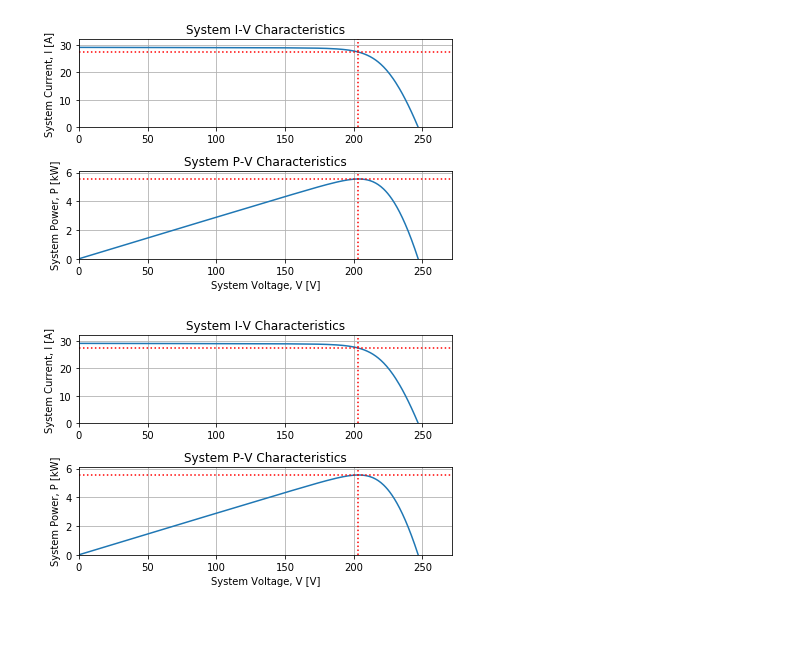
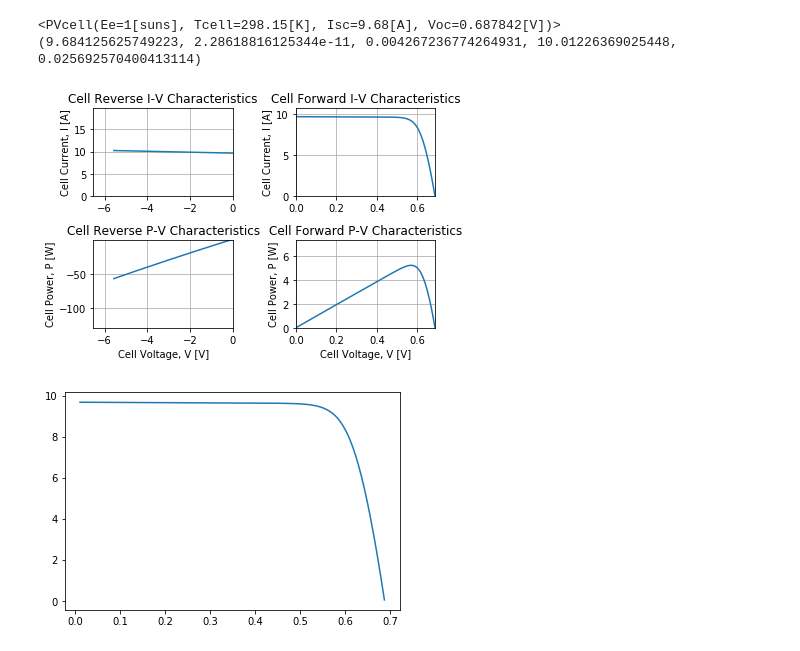
Before and after one commit to SunPower/PVMismatch, a Jupyter notebook: notebooks/basic_iv_curves.ipynb, the cells around one changed output. Drawn from its saved outputs; the diff is of its cells as text; code cells hidden in the pictures; blank space fills up the shorter version.

```diff
--- a/notebooks/basic_iv_curves.ipynb
+++ b/notebooks/basic_iv_curves.ipynb
@@ -49,5 +35,21 @@ pv_mod.plotMod()
-# %%
-pv_sys.plotSys()
-# %% [output]
-[figure, removed]
-[figure, removed]
+# %%
+pv_cells[0].plot()
+
+print(pv_mod.pvcells[0])
+
+(photocurrent, saturation_current, resistance_series, resistance_shunt, nNsVth) = pv_mod.pvcells[0].Igen, \
+    pv_mod.pvcells[0].Isat1, pv_mod.pvcells[0].Rs, pv_mod.pvcells[0].Rsh, pv_mod.pvcells[0].N1 * pv_mod.pvcells[0].Vt
+print((photocurrent, saturation_current, resistance_series, resistance_shunt, nNsVth))
+
+(V_pvm, I_pvm) = pv_mod.pvcells[0].Vcell, pv_mod.pvcells[0].Icell
+I_pvm = I_pvm[(V_pvm>=0) & (V_pvm<=pv_mod.pvcells[0].Voc)]
+V_pvm = V_pvm[(V_pvm>=0) & (V_pvm<=pv_mod.pvcells[0].Voc)]
+
+plt.figure()
+plt.plot(V_pvm, I_pvm)
+plt.show()
+# %% [output]
+<PVcell(Ee=1[suns], Tcell=298.15[K], Isc=9.68[A], Voc=0.687842[V])>
+(9.684125625749223, 2.28618816125344e-11, 0.004267236774264931, 10.01226369025448, 0.025692570400413114)
+[figure, added]
+[figure, added]
```
Also changed, not shown: parts of 11 cells of this notebook.
